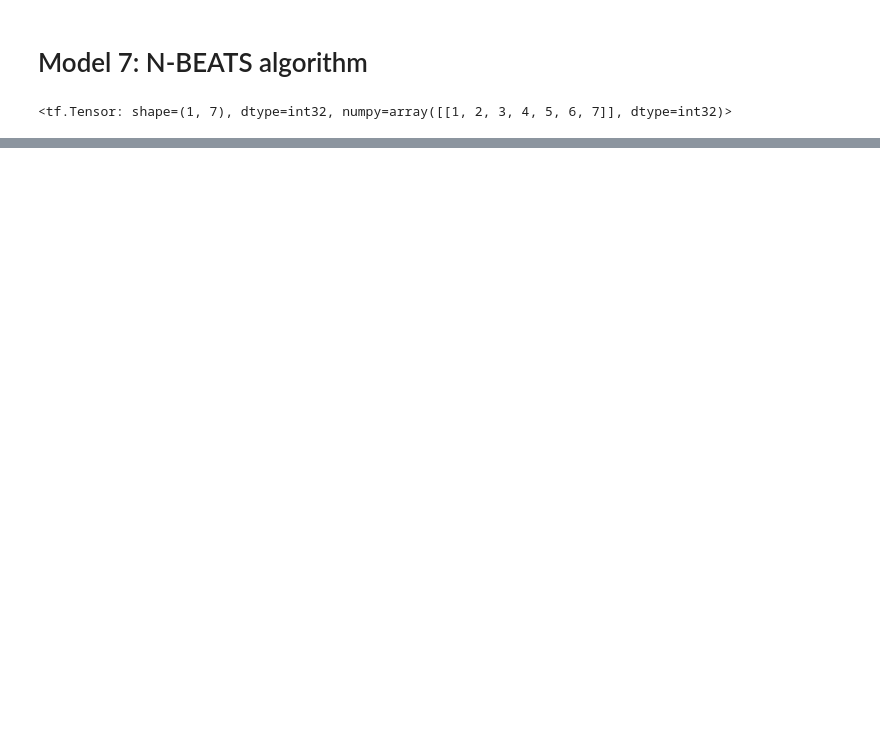
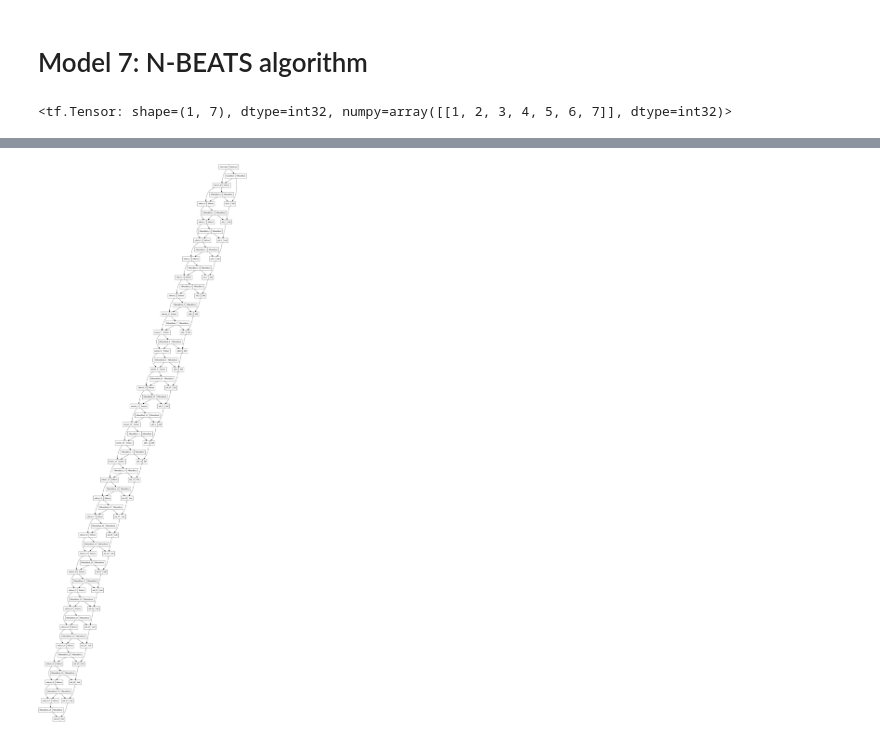
Before and after one commit to databyhuseyn/MachineLearning, a Jupyter notebook: Time_series_forecasting_in_tensorflow.ipynb, the cells around one changed output, grey strips where cells are left out. Cells and saved outputs as stored; diff of their text form; code cells hidden in the pictures; blank space fills up the shorter version.

```diff
--- a/Time_series_forecasting_in_tensorflow.ipynb
+++ b/Time_series_forecasting_in_tensorflow.ipynb
@@ -1025,0 +1080,17 @@ dummy_inputs
+# %%
+train_features_dataset = tf.data.Dataset.from_tensor_slices(X_train)
+train_labels_dataset = tf.data.Dataset.from_tensor_slices(y_train)
+
+test_features_dataset = tf.data.Dataset.from_tensor_slices(X_test)
+test_labels_dataset = tf.data.Dataset.from_tensor_slices(y_test)
+
+# Combining
+train_dataset = tf.data.Dataset.zip(train_features_dataset, train_labels_dataset)
+test_dataset = tf.data.Dataset.zip(test_features_dataset, test_labels_dataset)
+
+# Batching and prefetcing
+BATCH_SIZE = 1024
+train_dataset = train_dataset.batch(BATCH_SIZE).prefetch(tf.data.AUTOTUNE)
+test_dataset = test_dataset.batch(BATCH_SIZE).prefetch(tf.data.AUTOTUNE)
+
+train_dataset, test_dataset
@@ -1025,0 +1100,11 @@ dummy_inputs
+# %%
+# Values from N-Beats paper Figure 1 and Table 18/Appendix D
+N_EPOCHS = 5000  # called 'Iterations' in Table 18
+N_NEURONS = 512  # called 'Width' in Table 18
+N_LAYERS = 4
+N_STACKS = 30
+
+INPUT_SIZE = WINDOW_SIZE * HORIZON   # Called 'Lookback' in Table 18
+THETA_SIZE = INPUT_SIZE + HORIZON
+
+INPUT_SIZE, THETA_SIZE
@@ -1025,0 +1113,14 @@ dummy_inputs
+# %%
+# Make tensors
+tensor_1 = tf.range(10) + 10
+tensor_2 = tf.range(10)
+
+# Subtract
+subtracted = layers.subtract([tensor_1, tensor_2])
+
+# Add
+added = layers.add([tensor_1, tensor_2])
+
+print(f'Input tensors: {tensor_1.numpy()} & {tensor_2.numpy()}')
+print(f'Subtracted: {subtracted.numpy()}')
+print(f'Added: {added.numpy()}')
@@ -1025,0 +1234,5 @@ dummy_inputs
+# %%
+# Plot the N-BEATS model and inspect the architecture
+tf.keras.utils.plot_model(model_7)
+# %% [output]
+[figure, added]
```
Also changed, not shown: parts of 40 cells of this notebook.
